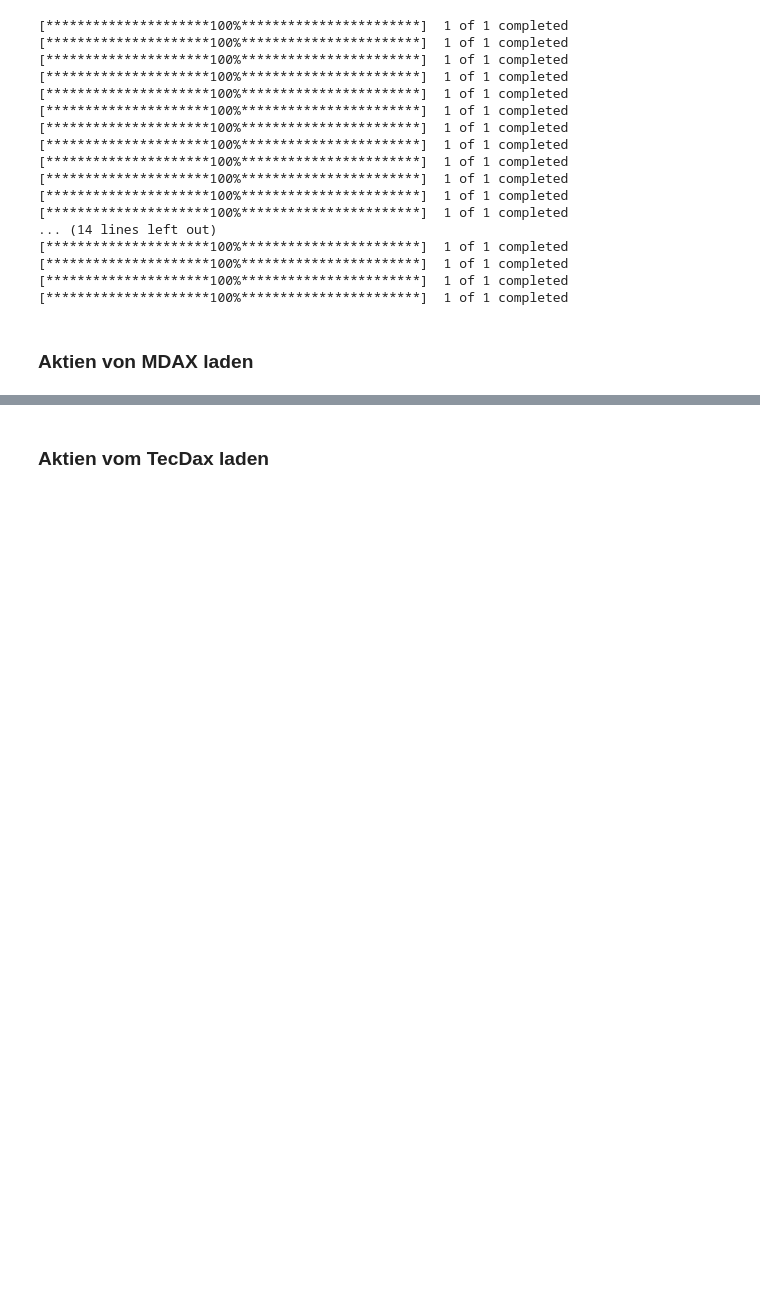
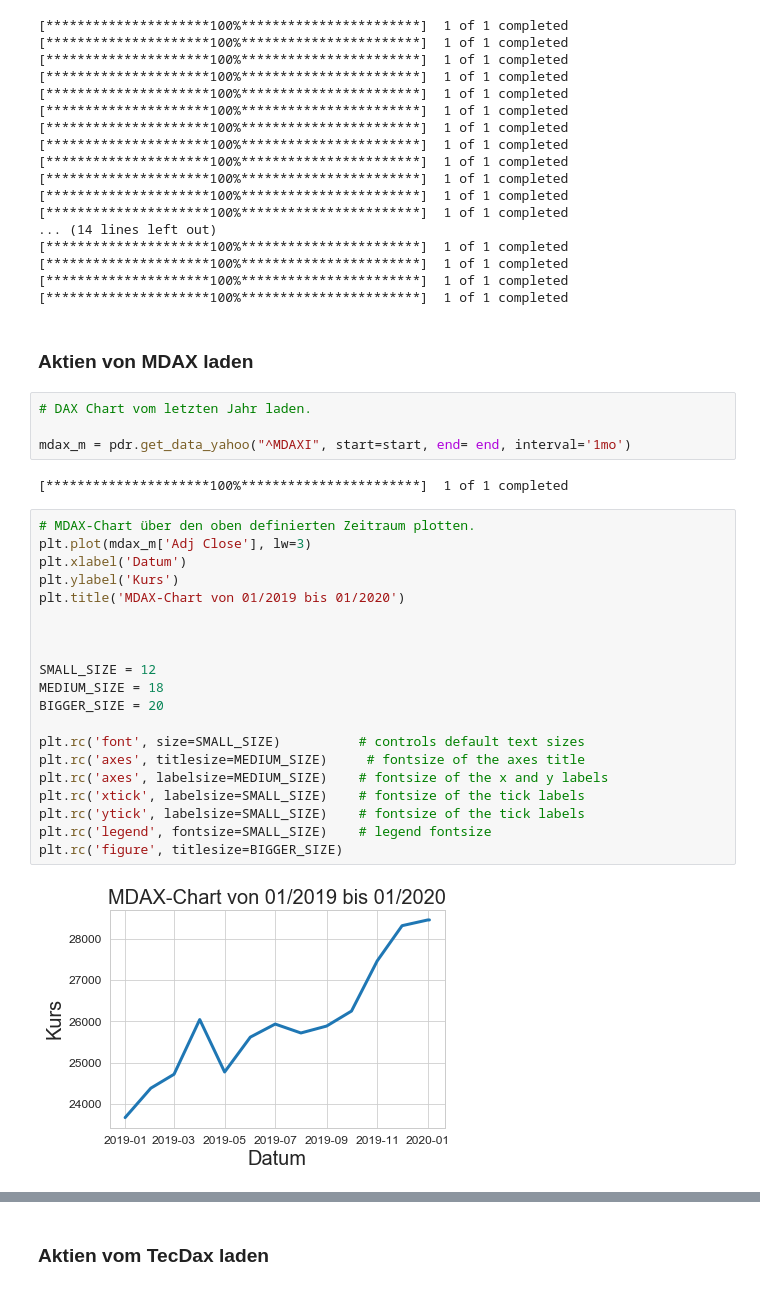
Before and after one commit to Guddeee/Aktien-Finder, a Jupyter notebook: Der Aktien-Finder.ipynb, the cells around one changed output, grey strips where cells are left out. Saved outputs shown, nothing was run; the diff lists cells and outputs as text; blank space fills up the shorter version.

```diff
--- a/Der Aktien-Finder.ipynb
+++ b/Der Aktien-Finder.ipynb
@@ -116,6 +147,34 @@ arl = pdr.get_data_yahoo('ARL.DE', start=start, end=end, interval= '1mo')
 [*********************100%***********************]  1 of 1 completed
 # %% [markdown]
 ### Aktien von MDAX laden
+# %%
+# DAX Chart vom letzten Jahr laden.
+
+mdax_m = pdr.get_data_yahoo("^MDAXI", start=start, end= end, interval='1mo')
+# %% [output]
+[*********************100%***********************]  1 of 1 completed
+# %%
+# MDAX-Chart über den oben definierten Zeitraum plotten.
+plt.plot(mdax_m['Adj Close'], lw=3)
+plt.xlabel('Datum')
+plt.ylabel('Kurs')
+plt.title('MDAX-Chart von 01/2019 bis 01/2020')
+
+
+
+SMALL_SIZE = 12
+MEDIUM_SIZE = 18
+BIGGER_SIZE = 20
+
+plt.rc('font', size=SMALL_SIZE)          # controls default text sizes
+plt.rc('axes', titlesize=MEDIUM_SIZE)     # fontsize of the axes title
+plt.rc('axes', labelsize=MEDIUM_SIZE)    # fontsize of the x and y labels
+plt.rc('xtick', labelsize=SMALL_SIZE)    # fontsize of the tick labels
+plt.rc('ytick', labelsize=SMALL_SIZE)    # fontsize of the tick labels
+plt.rc('legend', fontsize=SMALL_SIZE)    # legend fontsize
+plt.rc('figure', titlesize=BIGGER_SIZE)
+# %% [output]
+[figure, added]
 # %%
 
 # Über den Yahoo finance API mit den oben definierten Startwerten einlesen.
```
Also changed, not shown: parts of 17 cells of this notebook.
